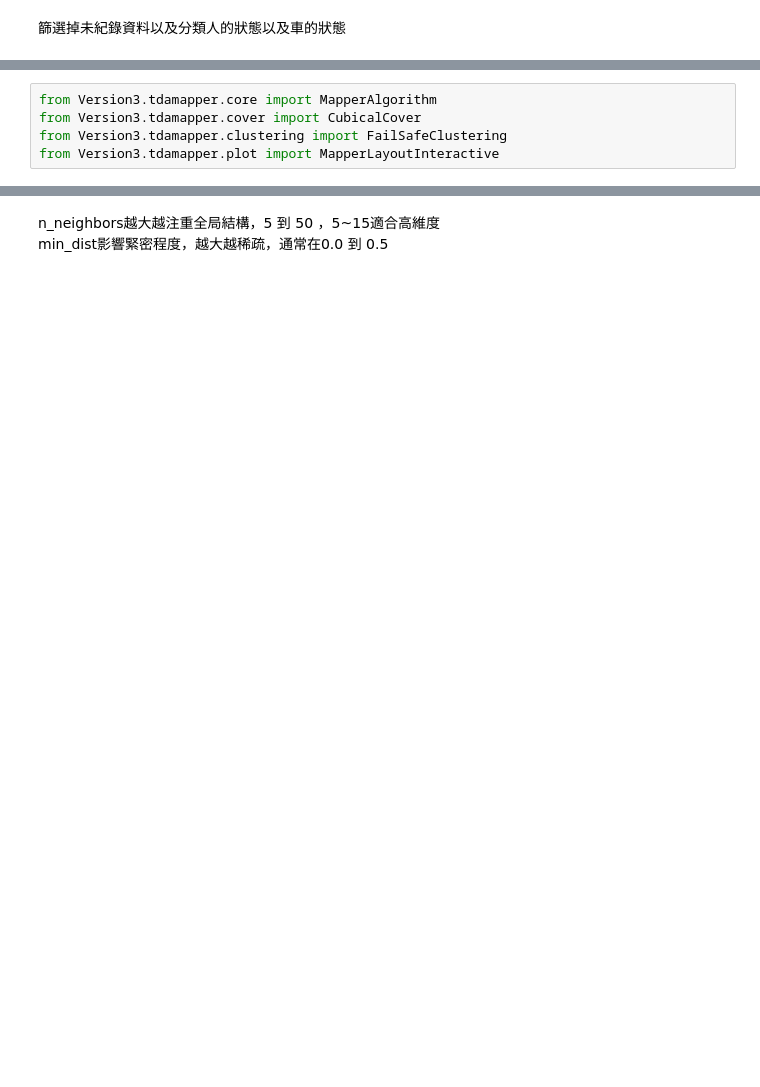
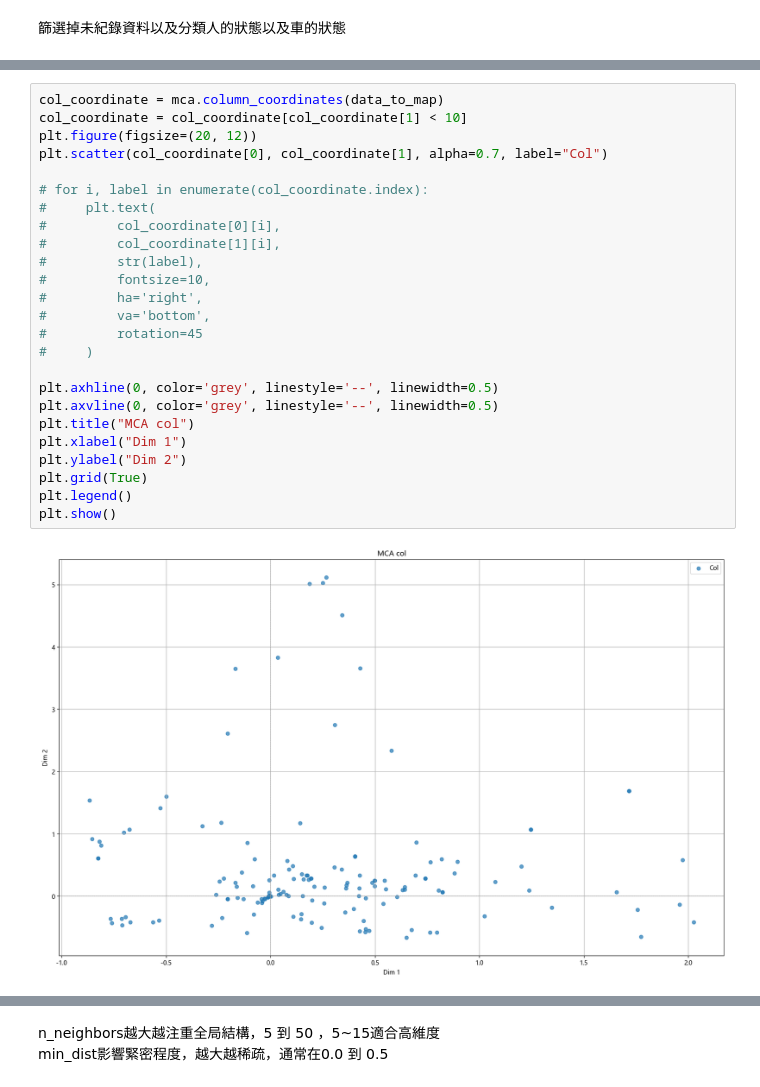
Before and after one commit to kennywang112/TrafficTDApython, a Jupyter notebook: Version3/Car.ipynb, the cells around one changed output, grey strips where cells are left out. Cells and saved outputs as stored; diff of their text form; blank space fills up the shorter version.

```diff
--- a/Version3/Car.ipynb
+++ b/Version3/Car.ipynb
@@ -259,8 +264,30 @@ component
-# %%
-from Version3.tdamapper.core import MapperAlgorithm
-from Version3.tdamapper.cover import CubicalCover
-from Version3.tdamapper.clustering import FailSafeClustering
-from Version3.tdamapper.plot import MapperLayoutInteractive
+# %%
+col_coordinate = mca.column_coordinates(data_to_map)
+col_coordinate = col_coordinate[col_coordinate[1] < 10]
+plt.figure(figsize=(20, 12))
+plt.scatter(col_coordinate[0], col_coordinate[1], alpha=0.7, label="Col")
+
+# for i, label in enumerate(col_coordinate.index):
+#     plt.text(
+#         col_coordinate[0][i],
+#         col_coordinate[1][i],
+#         str(label),
+#         fontsize=10,
+#         ha='right',
+#         va='bottom',
+#         rotation=45
+#     )
+
+plt.axhline(0, color='grey', linestyle='--', linewidth=0.5)
+plt.axvline(0, color='grey', linestyle='--', linewidth=0.5)
+plt.title("MCA col")
+plt.xlabel("Dim 1")
+plt.ylabel("Dim 2")
+plt.grid(True)
+plt.legend()
+plt.show()
+# %% [output]
+[figure, added]
 # %%
 import pickle
 
```
Also changed, not shown: parts of 22 cells of this notebook, 22 other files.
